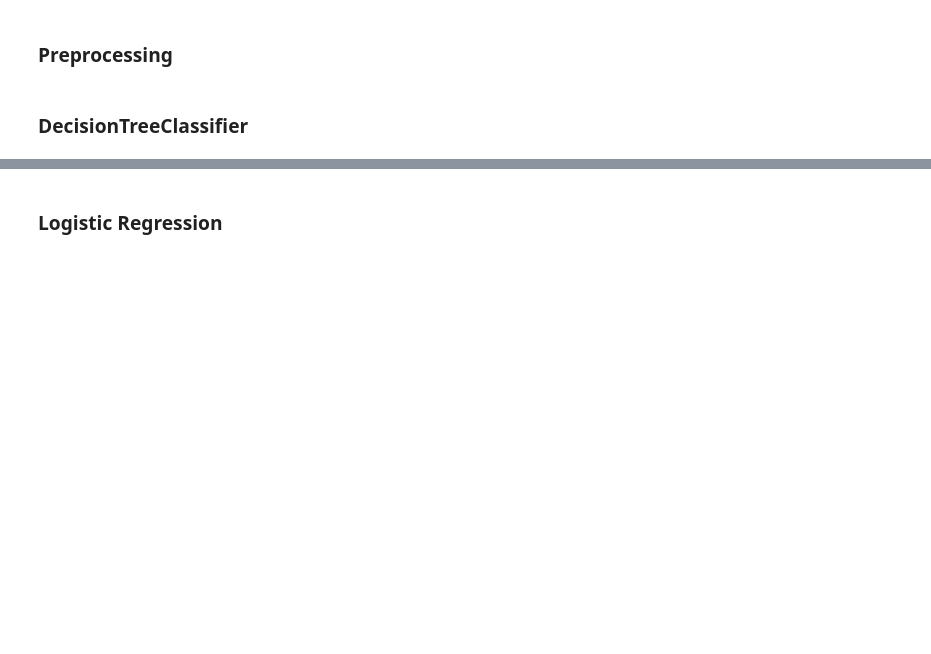
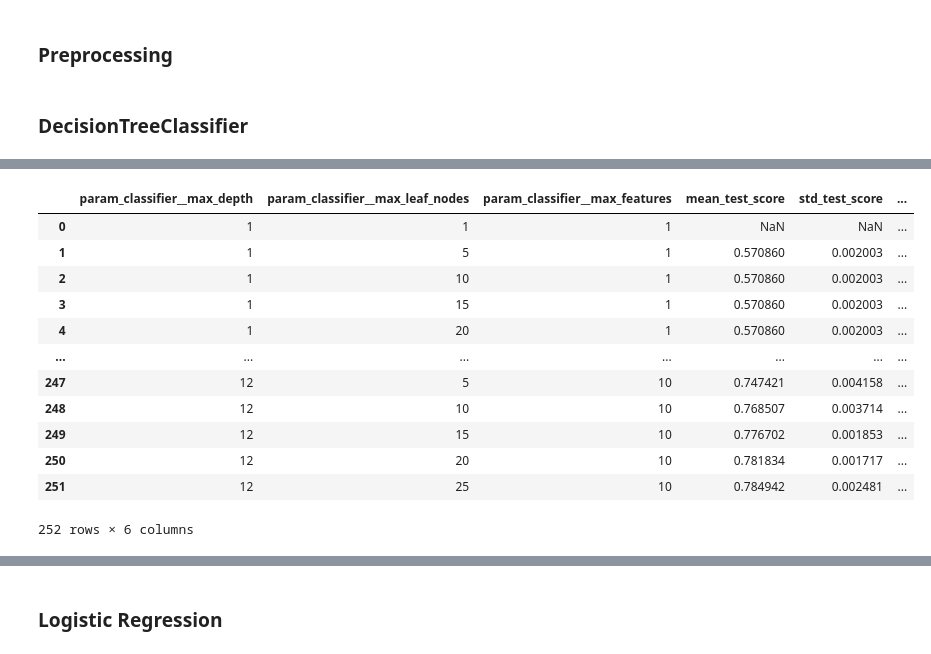
Before and after one commit to maclavijo/MLZoomcamp, a Jupyter notebook: MLZ_MidtermProject/Diabetes.ipynb, the cells around one changed output, grey strips where cells are left out. Saved outputs shown, nothing was run; the diff lists cells and outputs as text; code cells hidden in the pictures; blank space fills up the shorter version.

```diff
--- a/MLZ_MidtermProject/Diabetes.ipynb
+++ b/MLZ_MidtermProject/Diabetes.ipynb
@@ -145,10 +146,10 @@ preprocessor = ColumnTransformer([
 # %%
 # creating the model
 from sklearn.pipeline import make_pipeline
-model = make_pipeline(DecisionTreeClassifier(max_depth=10,
-                                             max_leaf_nodes=30,
+model = make_pipeline(DecisionTreeClassifier(max_depth=7,
+                                             max_leaf_nodes=25,
                                              class_weight='balanced',
-                                             #max_features=12,
+                                             max_features=9,
                                              random_state=1))
 
 model.fit(dfTrain, yTrain)
@@ -245,0 +228,11 @@ m = GridSearchCV(model, param_grid=param_grid)
+# %%
+from sklearn.model_selection import GridSearchCV
+
+model = Pipeline([("classifier", DecisionTreeClassifier(class_weight='balanced', random_state=1 ))])
+param_grid = {
+    'classifier__max_depth': (1, 3,5,7,10,12),
+    'classifier__max_leaf_nodes': (1, 5,10,15,20,25),
+    'classifier__max_features': (1,3,4,5,7,9,10)
+}
+model_grid_search = GridSearchCV(model, param_grid=param_grid, scoring='roc_auc', n_jobs=-1, cv=5)
+model_grid_search.fit(dfTrain, yTrain)
@@ -245,0 +249,24 @@ m = GridSearchCV(model, param_grid=param_grid)
+# %%
+cv_results = pd.DataFrame(model_grid_search.cv_results_)
+cv_results[[
+    "param_classifier__max_depth",
+    'param_classifier__max_leaf_nodes',
+    "param_classifier__max_features",
+    "mean_test_score",
+    "std_test_score",
+    "rank_test_score"
+]]
+# %% [output]
+|  | param_classifier__max_depth | param_classifier__max_leaf_nodes | param_classifier__max_features | mean_test_score | std_test_score | ... |
+| 0 | 1 | 1 | 1 | NaN | NaN | ... |
+| 1 | 1 | 5 | 1 | 0.570860 | 0.002003 | ... |
+| 2 | 1 | 10 | 1 | 0.570860 | 0.002003 | ... |
+| 3 | 1 | 15 | 1 | 0.570860 | 0.002003 | ... |
+| 4 | 1 | 20 | 1 | 0.570860 | 0.002003 | ... |
+| ... | ... | ... | ... | ... | ... | ... |
+| 247 | 12 | 5 | 10 | 0.747421 | 0.004158 | ... |
+| 248 | 12 | 10 | 10 | 0.768507 | 0.003714 | ... |
+| 249 | 12 | 15 | 10 | 0.776702 | 0.001853 | ... |
+| 250 | 12 | 20 | 10 | 0.781834 | 0.001717 | ... |
+| 251 | 12 | 25 | 10 | 0.784942 | 0.002481 | ... |
+252 rows × 6 columns
```
Also changed, not shown: parts of 41 cells of this notebook.
